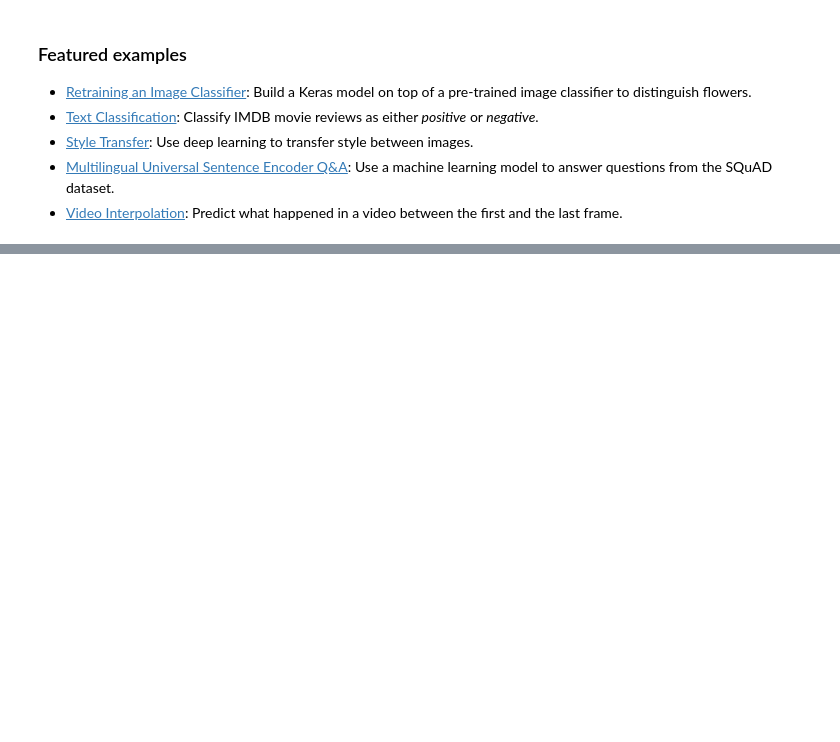
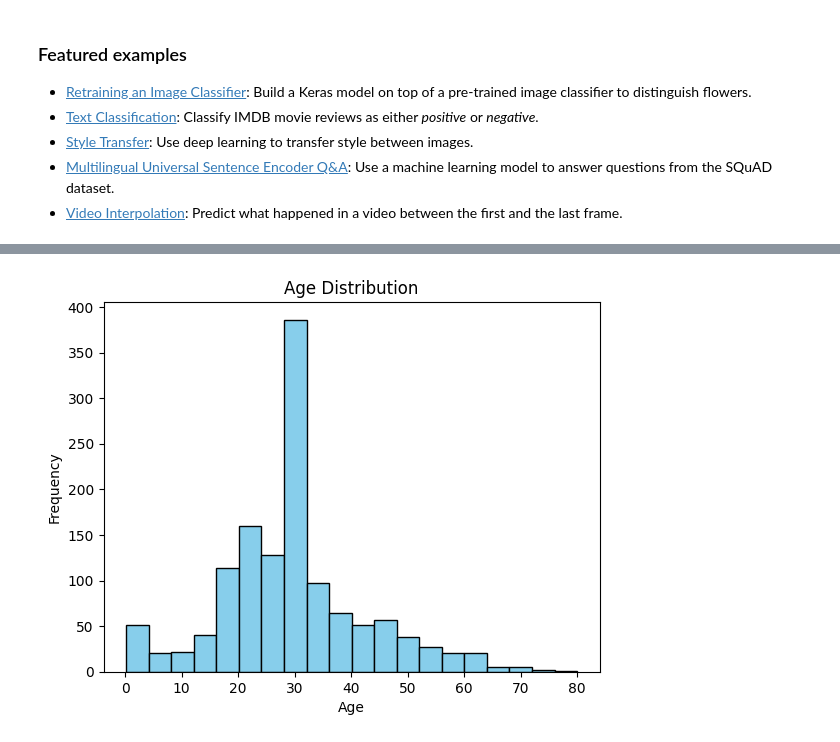
Before and after one commit to Mani-06/lab1, a Jupyter notebook: Welcome_To_Colab.ipynb, the cells around one changed output, grey strips where cells are left out. Drawn from its saved outputs; the diff is of its cells as text; code cells hidden in the pictures; blank space fills up the shorter version.

```diff
--- a/Welcome_To_Colab.ipynb
+++ b/Welcome_To_Colab.ipynb
@@ -207,0 +189,2 @@ These are a few of the notebooks from Google's online Machine Learning course. S
+# %%
+data = pd.read_csv('titanic_clean.csv')
@@ -207,0 +229,20 @@ These are a few of the notebooks from Google's online Machine Learning course. S
+# %%
+import matplotlib.pyplot as plt
+
+# Check if 'Age' column exists, if not, check for possible alternatives
+if 'Age' in data.columns:
+    age_column = 'Age'
+elif 'age' in data.columns:  # Check for lowercase 'age'
+    age_column = 'age'
+else:
+    # If neither exists, raise an error or handle it appropriately
+    raise KeyError("Neither 'Age' nor 'age' column found in the DataFrame.")
+
+# Plot histogram for the found age column
+plt.hist(data[age_column].dropna(), bins=20, edgecolor='black', color='skyblue')
+plt.title('Age Distribution')
+plt.xlabel('Age')
+plt.ylabel('Frequency')
+plt.show()
+# %% [output]
+[figure, added]
```
Also changed, not shown: parts of 16 cells of this notebook.
